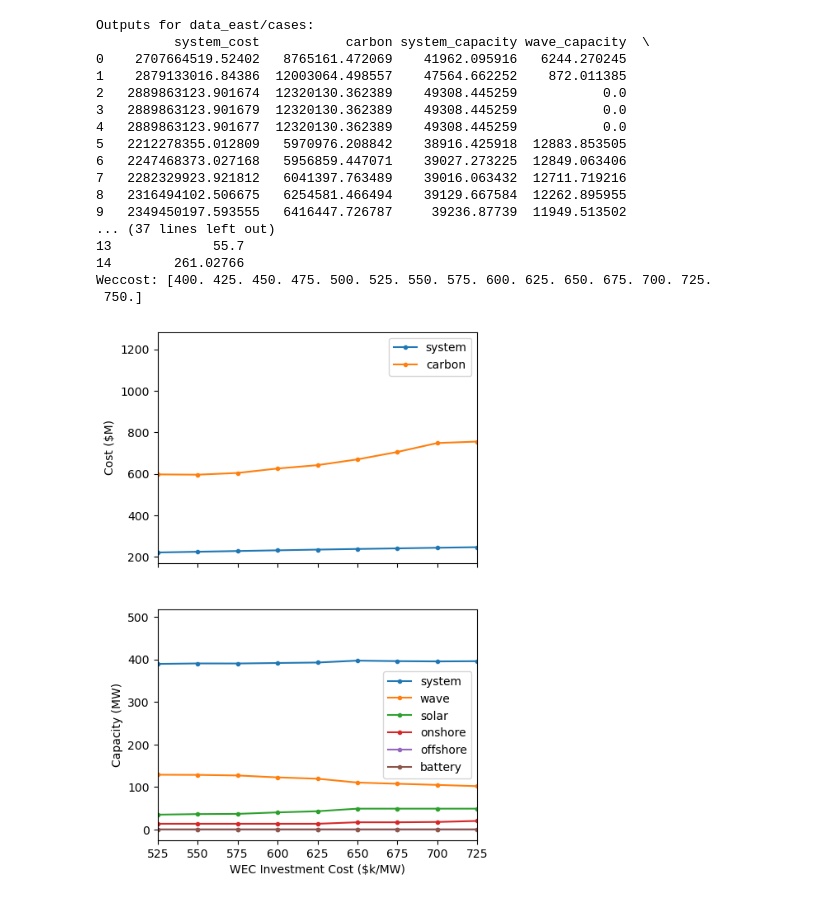
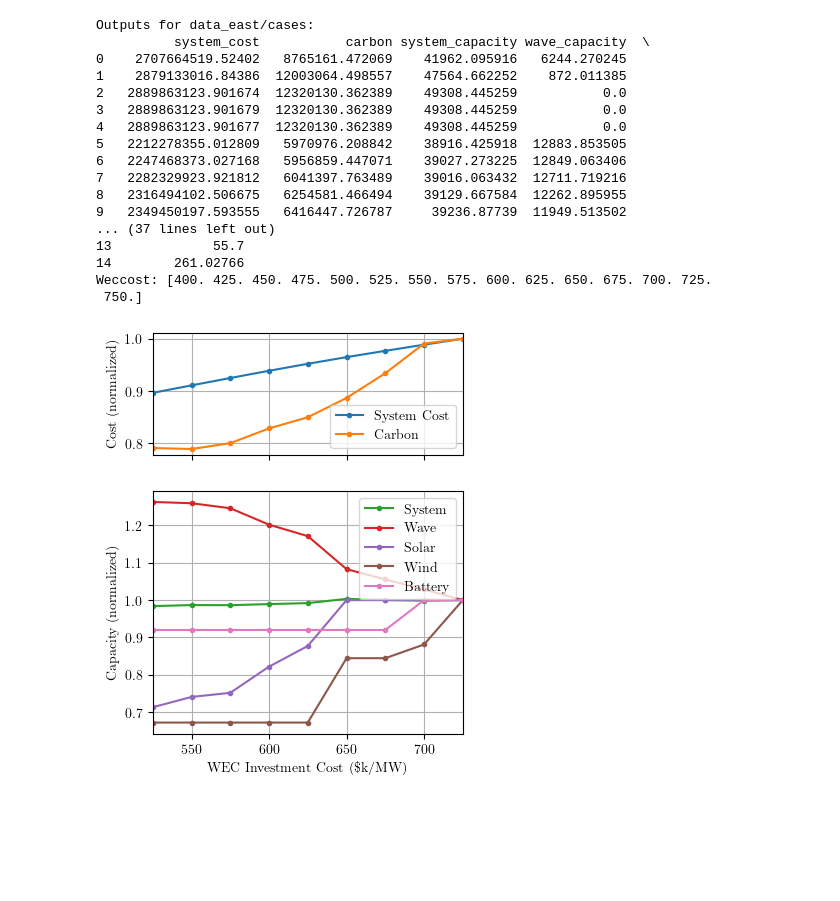
Before and after one commit to symbiotic-engineering/WEC-DECIDER, a Jupyter notebook: modules/CEM/analyze_results.ipynb, the cells around one changed output. Drawn from its saved outputs; the diff is of its cells as text; code cells hidden in the pictures; blank space fills up the shorter version.

Commit message:
More plot aesthetics: latex, colors, grid, saving, normalization

```diff
--- a/modules/CEM/analyze_results.ipynb
+++ b/modules/CEM/analyze_results.ipynb
@@ -1,4 +1,5 @@
 # %%
+import matplotlib
 import matplotlib.pyplot as plt
 import pandas as pd
 import numpy as np
@@ -20,6 +21,8 @@ solar_name = ['utilitypv','solar_photovoltaic']
 onshore_wind_name = ['onshore_wind','landbasedwind']
 offshore_wind_name = ['offshore_wind','offshorewind']
 battery_name = ['battery','batteries']
+
+plt.style.use("paper.mplstyle")
 
 for this_loc_cases_folder in all_loc_case_folders:
     for case in np.arange(1,len(inputs)+1):
@@ -97,52 +100,74 @@ for this_loc_cases_folder in all_loc_case_folders:
                        [300+x,   0.11],
                        [300+x,   0.03]])
 
+    ok_idx = (wec_cost >= 525) & (wec_cost <= 725) # results outside this range look weird
     if np.any(np.array(size_tuple)==1):
         # line plot
-        fig, ax = plt.subplots(nrows=2, ncols=1, figsize=(5, 8), sharex=True)
+        fig, ax = plt.subplots(nrows=2, ncols=1, figsize=(4,5.2), sharex=True, height_ratios=[1, 2])
+        next(ax[1]._get_lines.prop_cycler)
+        next(ax[1]._get_lines.prop_cycler) # start capacity plot at third color to not overlap with cost plot
         for output in output_cols:
             output_reshaped = np.reshape(outputs[output].values, size_tuple)
-            scale = 1/output_scale[output]
+            y_units = False
+            if y_units:
+                scale = 1/output_scale[output]
+            else:
+                scale = 1/output_reshaped[wec_cost==725] # normalize by end of graph
             if 'capacity' in output:
-                a = ax[1]
+                ax_idx = 1
+                label_slice = slice(0, -1)
             else:
-                a = ax[0]
-            a.plot(wec_cost, output_reshaped.astype(float)*scale, '.-', label=output.rsplit('_')[0])
-        ax[1].set_xlabel('WEC Investment Cost ($k/MW)')
-        ax[0].set_ylabel('Cost ($M)')
-        ax[1].set_ylabel('Capacity (MW)')
+                ax_idx = 0
+                label_slice = slice(None)
+            if 'offshore_wind_capacity' not in output:
+                val = output_reshaped.astype(float)*scale
+                label_str = ' '.join(output.rsplit('_')[label_slice]).title()
+                label_str = label_str.replace('Onshore ', '')
+                ax[ax_idx].plot(wec_cost[ok_idx], val[ok_idx], '.-', label=label_str)
+
+        if y_units:
+            units_cost = '(\$M)' # fixme this should depend on scale and is probably inaccurate for the current scale
+            units_capacity = '(MW)'
+        else:
+            units_cost = '(normalized)'
+            units_capacity = '(normalized)'
+        ax[1].set_xlabel('WEC Investment Cost (\$k/MW)')
+        ax[0].set_ylabel('Cost ' + units_cost)
+        ax[1].set_ylabel('Capacity ' + units_capacity)
         plt.xlim([525, 725])
         ax[0].legend()
         ax[1].legend()
-        plt.show()
+        ax[0].grid()
+        ax[1].grid()
     else:
         # contour plots
         for output in output_cols:
             output_reshaped = np.reshape(outputs[output].values, size_tuple)
             fig, ax = plt.subplots()
             plt.pcolormesh(wec_cost, power_lim, output_reshaped.astype(float))
             #plt.plot(points[:,0],points[:,1],'r')
             plt.title(output)
             plt.xlabel('WEC Investment Cost ($k/MW)')
             plt.ylabel('WEC Fractional Power Limit')
             plt.colorbar()
-            plt.show()
+    plt.savefig("CEM_cost_sweep.pdf", format="pdf", bbox_inches="tight")
+    plt.show()
 # %% [output]
 Outputs for data_east/cases:
           system_cost           carbon system_capacity wave_capacity  \
 0    2707664519.52402   8765161.472069    41962.095916   6244.270245
 1    2879133016.84386  12003064.498557    47564.662252    872.011385
 2   2889863123.901674  12320130.362389    49308.445259           0.0
 3   2889863123.901679  12320130.362389    49308.445259           0.0
 4   2889863123.901677  12320130.362389    49308.445259           0.0
 5   2212278355.012809   5970976.208842    38916.425918  12883.853505
 6   2247468373.027168   5956859.447071    39027.273225  12849.063406
 7   2282329923.921812   6041397.763489    39016.063432  12711.719216
 8   2316494102.506675   6254581.466494    39129.667584  12262.895955
 9   2349450197.593555   6416447.726787     39236.87739  11949.513502
 ... (37 lines left out)
 13             55.7
 14        261.02766
 Weccost: [400. 425. 450. 475. 500. 525. 550. 575. 600. 625. 650. 675. 700. 725.
  750.]
-[figure, old version]
+[figure, new version]
```
Also changed, not shown: 2 other files.
